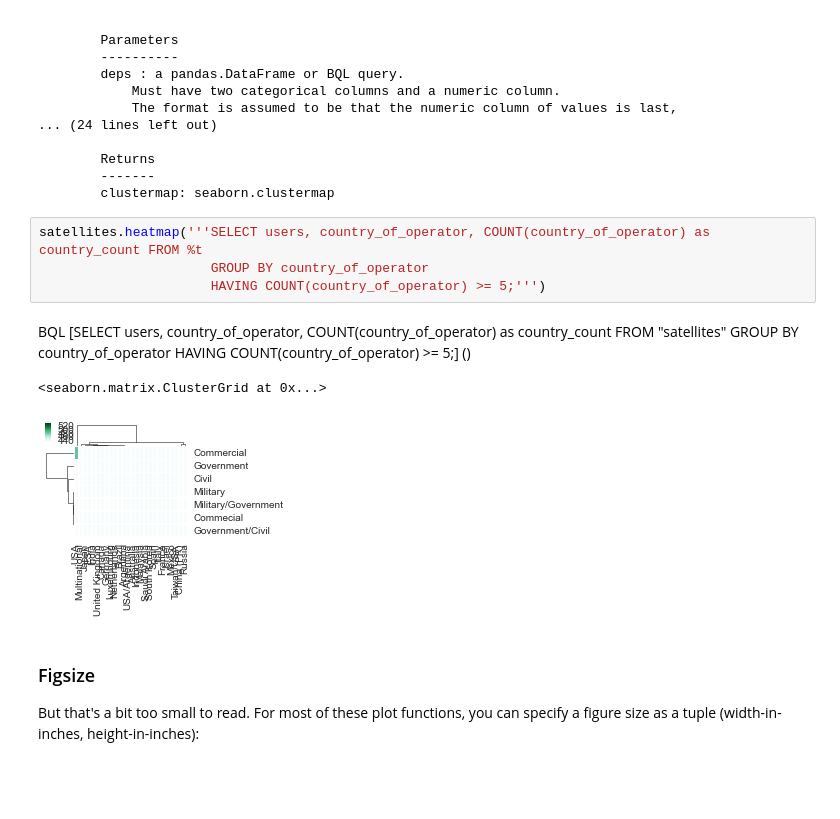
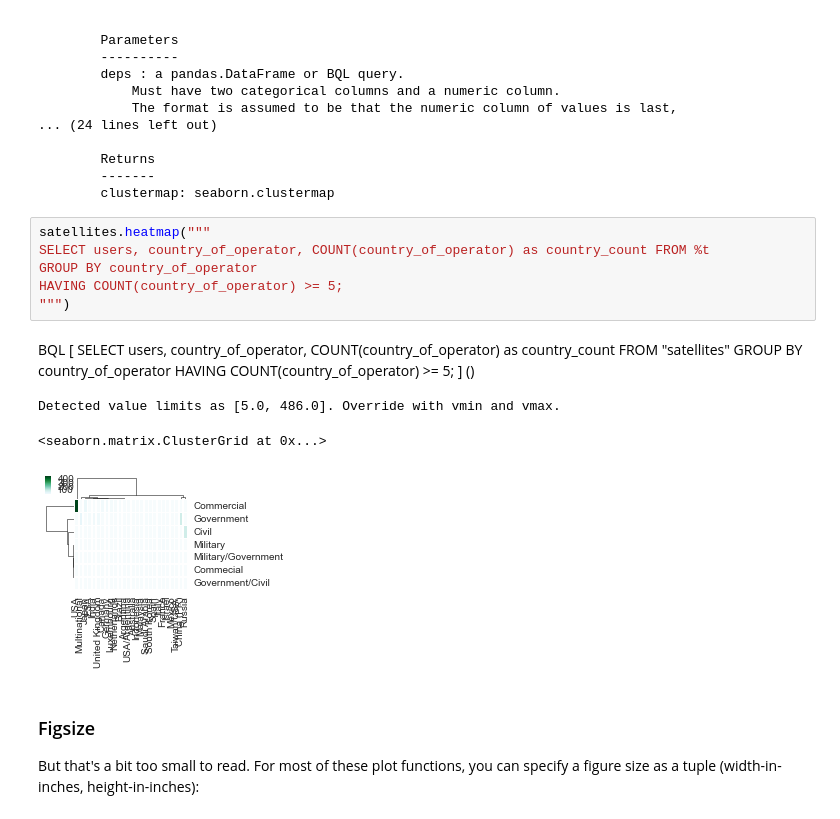
Before and after one commit to probcomp/bdbcontrib, a Jupyter notebook: examples/satellites/querying-and-plotting.ipynb, the cells around one changed output. Drawn from its saved outputs; the diff is of its cells as text; blank space fills up the shorter version.

```diff
--- a/examples/satellites/querying-and-plotting.ipynb
+++ b/examples/satellites/querying-and-plotting.ipynb
@@ -374,13 +383,16 @@ bdbcontrib.plot_utils.heatmap(self, *args, **kwargs) method of bdbcontrib.popula
         -------
         clustermap: seaborn.clustermap
 # %%
-satellites.heatmap('''SELECT users, country_of_operator, COUNT(country_of_operator) as country_count FROM %t
-                      GROUP BY country_of_operator
-                      HAVING COUNT(country_of_operator) >= 5;''')
+satellites.heatmap("""
+SELECT users, country_of_operator, COUNT(country_of_operator) as country_count FROM %t
+GROUP BY country_of_operator
+HAVING COUNT(country_of_operator) >= 5;
+""")
 # %% [output]
-BQL [SELECT users, country_of_operator, COUNT(country_of_operator) as country_count FROM "satellites" GROUP BY country_of_operator HAVING COUNT(country_of_operator) >= 5;] ()
+BQL [ SELECT users, country_of_operator, COUNT(country_of_operator) as country_count FROM "satellites" GROUP BY country_of_operator HAVING COUNT(country_of_operator) >= 5; ] ()
-<seaborn.matrix.ClusterGrid at 0x...>
+Detected value limits as [5.0, 486.0]. Override with vmin and vmax.
+<seaborn.matrix.ClusterGrid at 0x...>
-[figure, old version]
+[figure, new version]
 # %% [markdown]
 ### Figsize
 
```
Also changed, not shown: parts of 18 cells of this notebook.
